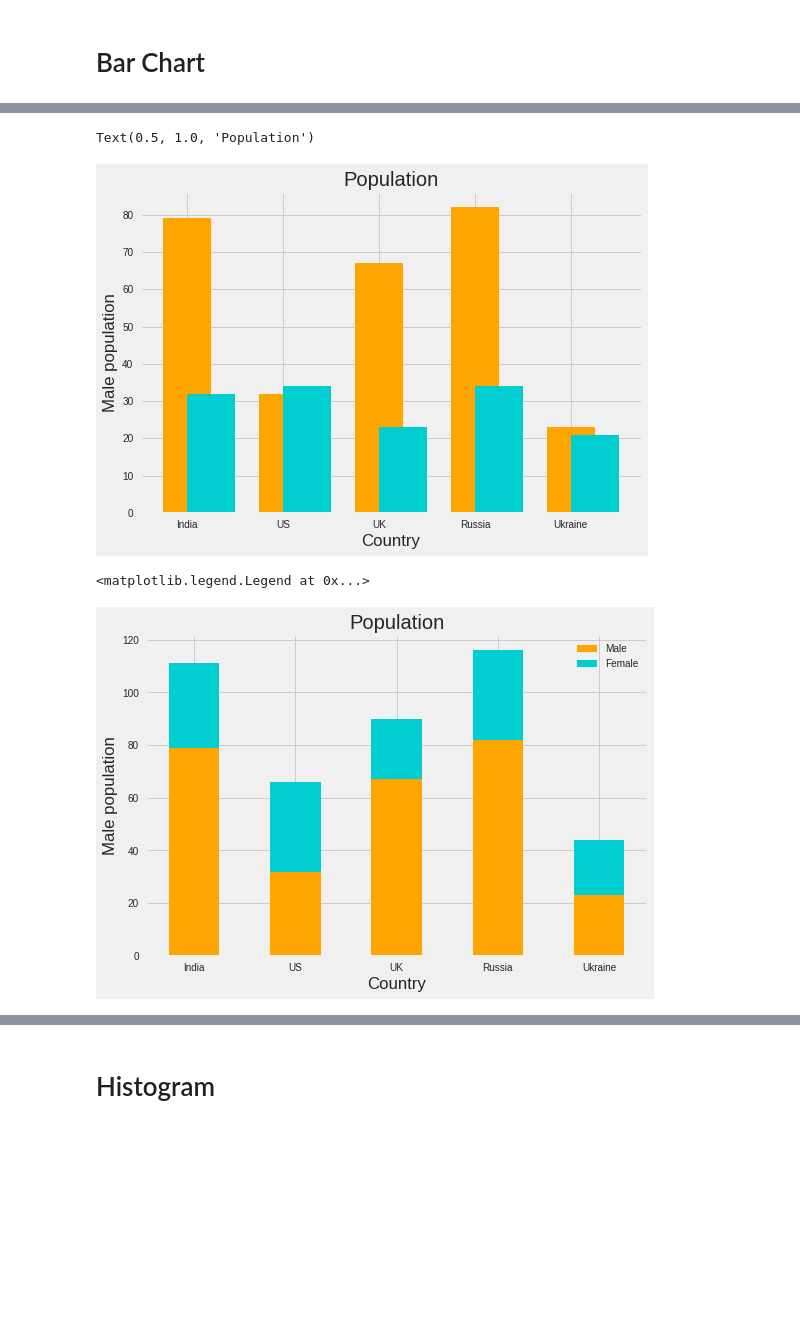
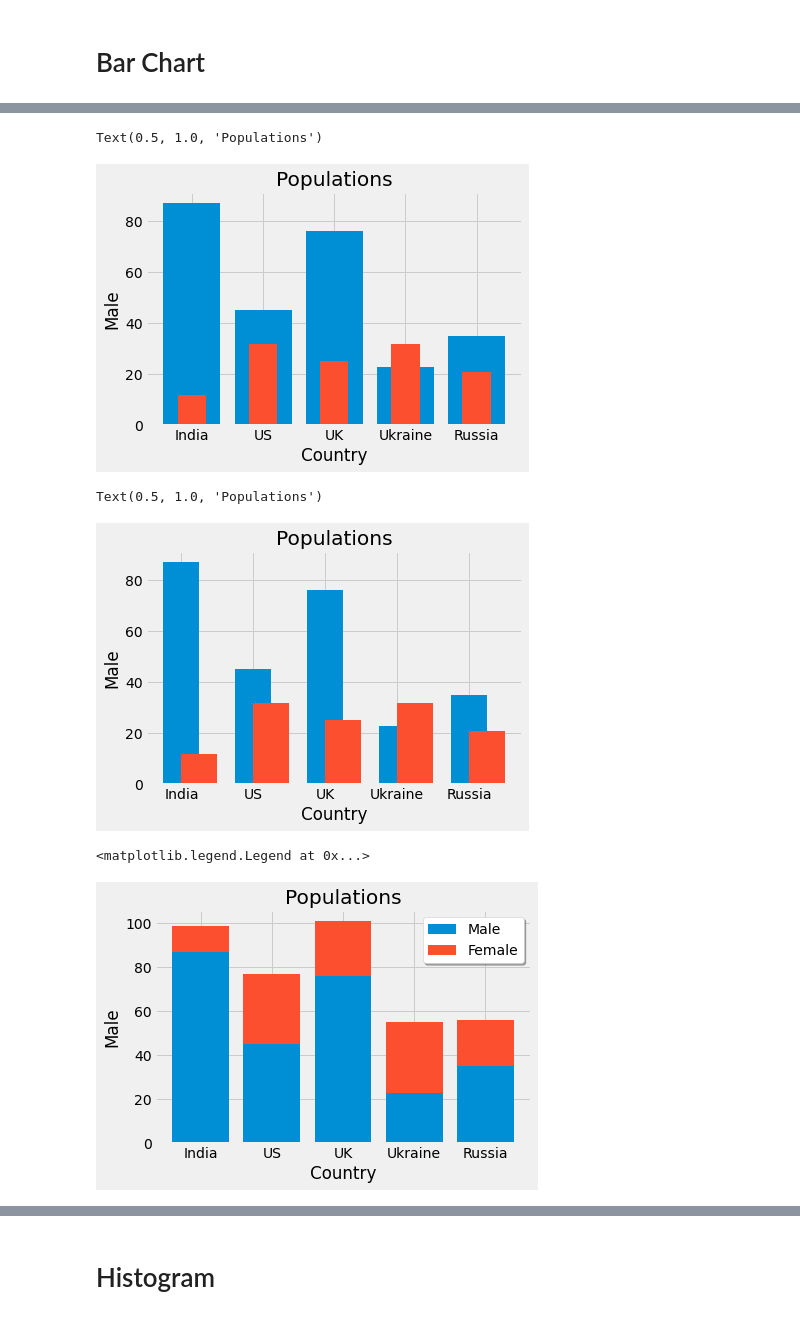
Before and after one commit to Pepcoders/Data-Science-February, a Jupyter notebook: Visualization/Matplotlib_2.ipynb, the cells around one changed output, grey strips where cells are left out. Drawn from its saved outputs; the diff is of its cells as text; code cells hidden in the pictures; blank space fills up the shorter version.

```diff
--- a/Visualization/Matplotlib_2.ipynb
+++ b/Visualization/Matplotlib_2.ipynb
@@ -118,5 +2,0 @@ plt.plot(x, y)
-# %%
-plt.figure(figsize = (12, 4))
-plt.style.use("seaborn")
-plt.plot(x, y)
-plt.show()
@@ -125,6 +3,6 @@ plt.show()
 # %% [markdown]
 # Bar Chart
 # %%
-country = ["India", "US", "UK", "Russia", "Ukraine"]
-male = [79, 32, 67, 82, 23, ]
-female = [32, 34, 23, 34, 21]
+country = ["India", "US", "UK", "Ukraine", "Russia"]
+male = [87, 45, 76, 23, 35]
+female = [12, 32, 25, 32, 21]
@@ -147,20 +28,28 @@ Text(0.5, 1.0, 'Population')
+# %%
+plt.bar(country, male)
+plt.bar(country, female, width = 0.4)
+plt.xlabel("Country")
+plt.ylabel("Male")
+plt.title("Populations")
+# %% [output]
+Text(0.5, 1.0, 'Populations')
+[figure, added]
 # %%
-plt.bar(country, male, color = "Orange", width = 0.5)
-plt.bar(country, female, color = "DarkTurquoise", width = 0.5, align = "edge")
+plt.bar(country, male, width = 0.5)
+plt.bar(country, female, width = 0.5,align = 'edge')
 plt.xlabel("Country")
-plt.ylabel("Male population")
-plt.title("Population")
+plt.ylabel("Male")
+plt.title("Populations")
 # %% [output]
-Text(0.5, 1.0, 'Population')
+Text(0.5, 1.0, 'Populations')
-[figure, old version]
+[figure, new version]
 # %%
-plt.bar(country, male, color = "Orange", width = 0.5, label = "Male")
-plt.bar(country, female, color = "DarkTurquoise", bottom = male, width = 0.5, label = "Female")
+plt.bar(country, male, label = "Male")
+plt.bar(country, female, bottom = male, label = "Female")
 plt.xlabel("Country")
-plt.ylabel("Male population")
-plt.title("Population")
-
-plt.legend()
+plt.ylabel("Male")
+plt.title("Populations")
+plt.legend(shadow = True, facecolor = "white", frameon = True)
 # %% [output]
 <matplotlib.legend.Legend at 0x...>
-[figure, old version]
+[figure, new version]
```
Also changed, not shown: parts of 36 cells of this notebook.
